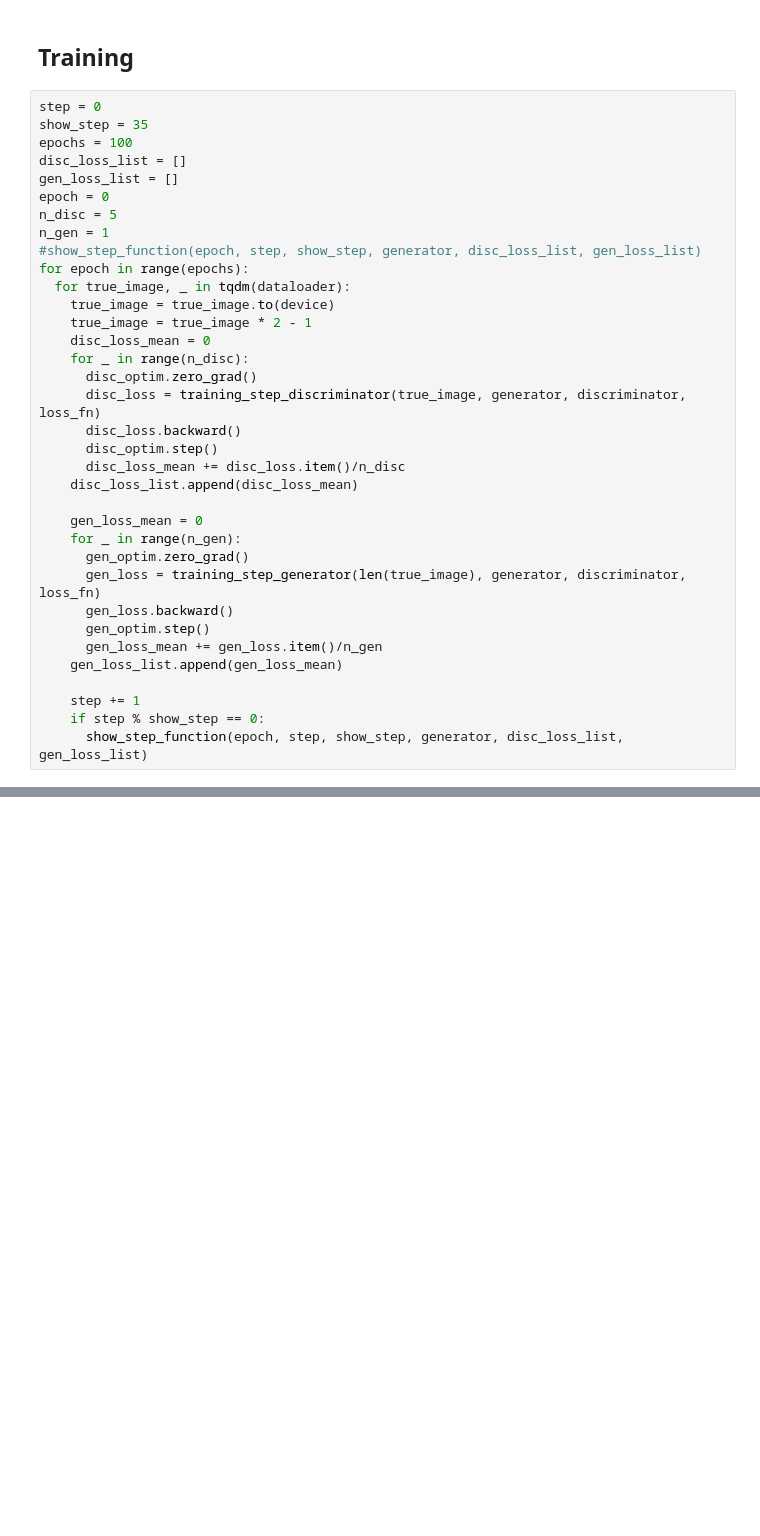
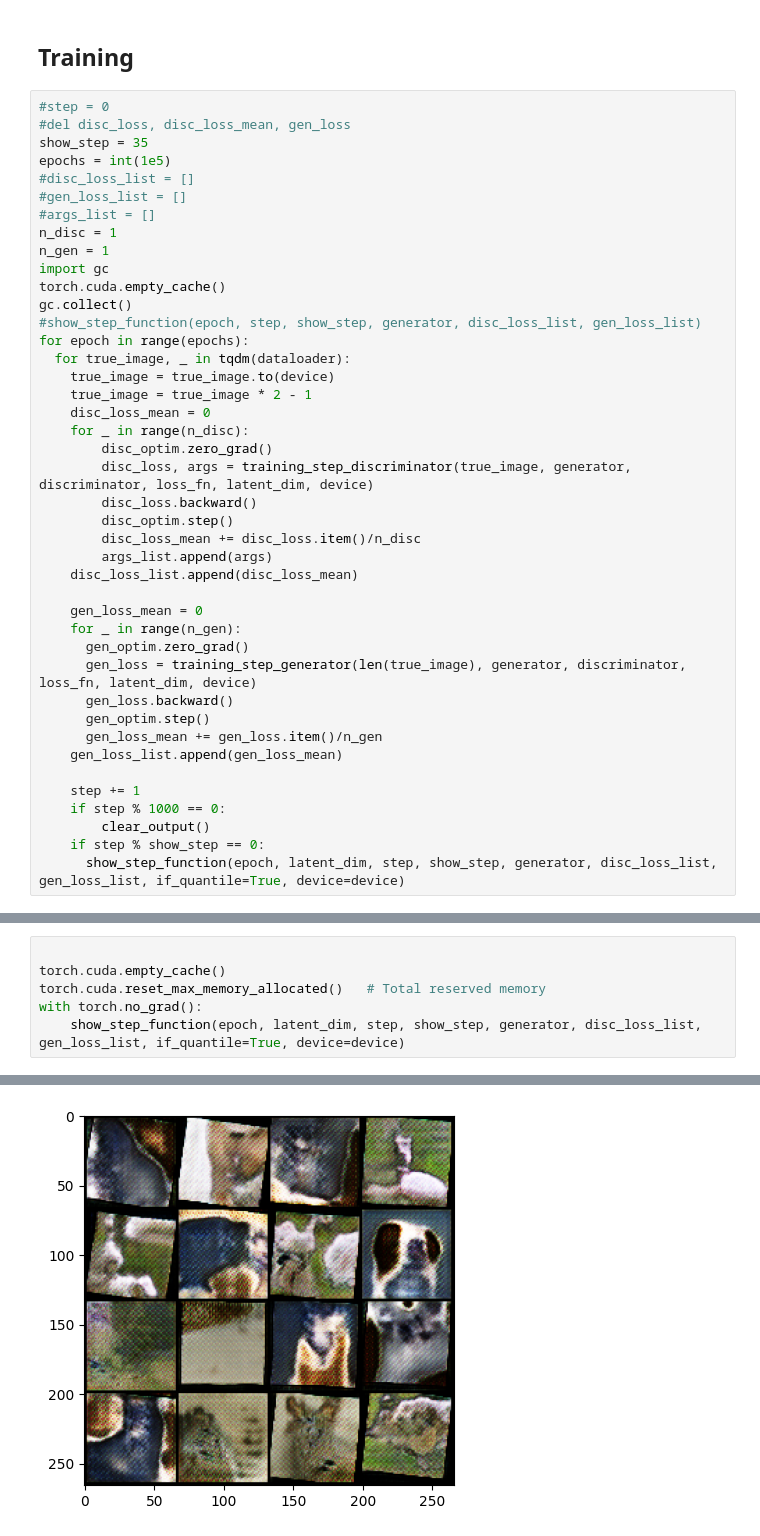
Before and after one commit to michal-boguslawski/Vision-models-pytorch, a Jupyter notebook: notebooks/GAN_3_pets_simple64x64_with_WGAN_GP.ipynb, the cells around one changed output, grey strips where cells are left out. Cells and saved outputs as stored; diff of their text form; blank space fills up the shorter version.

```diff
--- a/notebooks/GAN_3_pets_simple64x64_with_WGAN_GP.ipynb
+++ b/notebooks/GAN_3_pets_simple64x64_with_WGAN_GP.ipynb
@@ -277,14 +118,18 @@ loss_fn = WGANLoss # nn.BCEWithLogitsLoss()
 # %% [markdown]
 ## Training
 # %%
-step = 0
+#step = 0
+#del disc_loss, disc_loss_mean, gen_loss
 show_step = 35
-epochs = 100
-disc_loss_list = []
-gen_loss_list = []
-epoch = 0
-n_disc = 5
+epochs = int(1e5)
+#disc_loss_list = []
+#gen_loss_list = []
+#args_list = []
+n_disc = 1
 n_gen = 1
+import gc
+torch.cuda.empty_cache()
+gc.collect()
 #show_step_function(epoch, step, show_step, generator, disc_loss_list, gen_loss_list)
 for epoch in range(epochs):
   for true_image, _ in tqdm(dataloader):
@@ -292,22 +137,25 @@ for epoch in range(epochs):
     true_image = true_image * 2 - 1
     disc_loss_mean = 0
     for _ in range(n_disc):
-      disc_optim.zero_grad()
-      disc_loss = training_step_discriminator(true_image, generator, discriminator, loss_fn)
-      disc_loss.backward()
-      disc_optim.step()
-      disc_loss_mean += disc_loss.item()/n_disc
+        disc_optim.zero_grad()
+        disc_loss, args = training_step_discriminator(true_image, generator, discriminator, loss_fn, latent_dim, device)
+        disc_loss.backward()
+        disc_optim.step()
+        disc_loss_mean += disc_loss.item()/n_disc
+        args_list.append(args)
     disc_loss_list.append(disc_loss_mean)
 
     gen_loss_mean = 0
     for _ in range(n_gen):
       gen_optim.zero_grad()
-      gen_loss = training_step_generator(len(true_image), generator, discriminator, loss_fn)
+      gen_loss = training_step_generator(len(true_image), generator, discriminator, loss_fn, latent_dim, device)
       gen_loss.backward()
       gen_optim.step()
       gen_loss_mean += gen_loss.item()/n_gen
     gen_loss_list.append(gen_loss_mean)
 
     step += 1
+    if step % 1000 == 0:
+        clear_output()
     if step % show_step == 0:
-      show_step_function(epoch, step, show_step, generator, disc_loss_list, gen_loss_list)
+      show_step_function(epoch, latent_dim, step, show_step, generator, disc_loss_list, gen_loss_list, if_quantile=True, device=device)
@@ -315,0 +182,7 @@ KeyboardInterrupt:
+# %%
+
+torch.cuda.empty_cache()
+torch.cuda.reset_max_memory_allocated()   # Total reserved memory
+with torch.no_grad():
+    show_step_function(epoch, latent_dim, step, show_step, generator, disc_loss_list, gen_loss_list, if_quantile=True, device=device)
+# %% [output]
@@ -315,0 +190 @@ KeyboardInterrupt:
+[figure, added]
```
Also changed, not shown: parts of 20 cells of this notebook, 4 other files.
